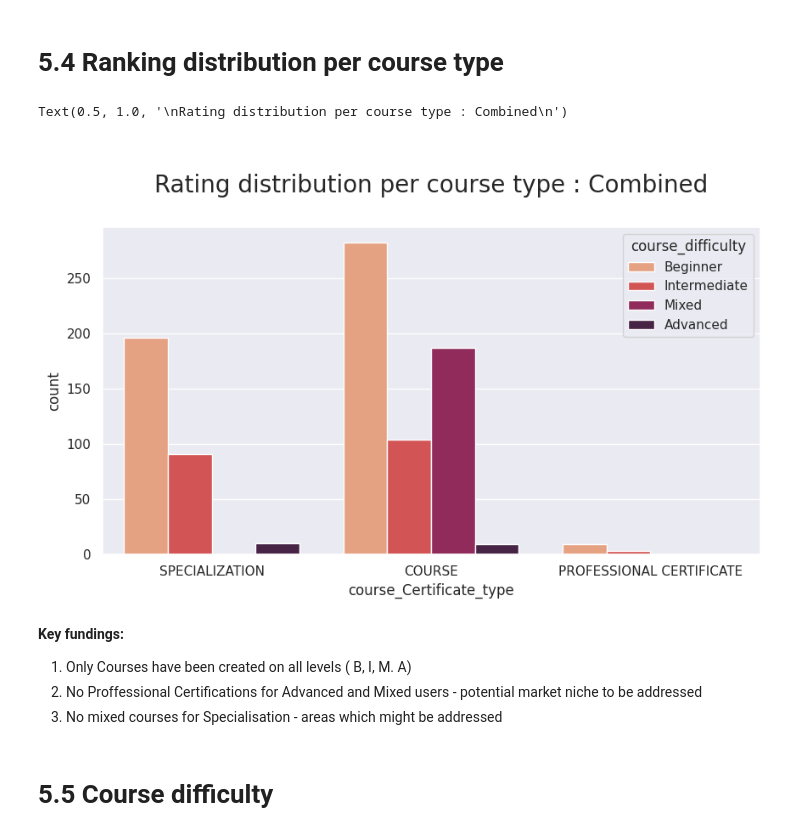
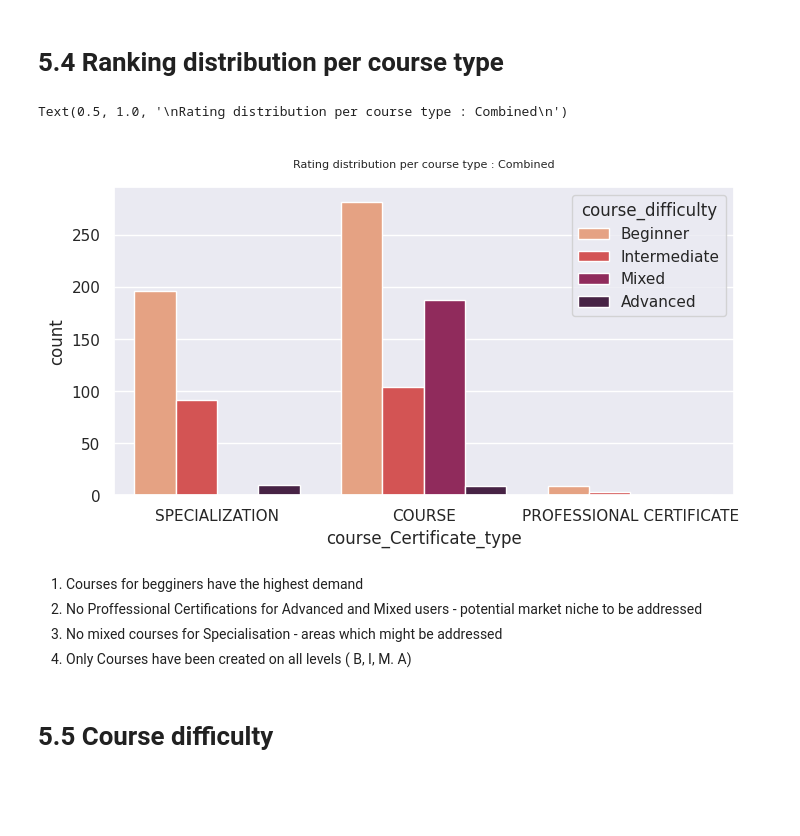
Before and after one commit to LeaMila/Anna_Balcerzak, a Jupyter notebook: task-final.ipynb, the cells around one changed output. Cells and saved outputs as stored; diff of their text form; code cells hidden in the pictures; blank space fills up the shorter version.

```diff
--- a/task-final.ipynb
+++ b/task-final.ipynb
@@ -192,5 +201 @@ Data is transformated as we need. Now we can make visualizations.
-# %%
-plt.style.use('ggplot')
-font_title={'fontfamily':'monospace','fontweight':'bold','fontsize':20}
-font_label={'fontfamily':'monospace', 'fontsize':12}
 # %% [markdown]
@@ -245,16 +251,16 @@ plt.show()
 # %% [markdown]
 # 5.4 Ranking distribution per course type
 # %%
-sns.set(rc={'figure.figsize':(10,5)})
+sns.set(rc={'figure.figsize':(8,4)})
 ax = sns.countplot(hue="course_difficulty", x="course_Certificate_type", data=df,palette="rocket_r")
-ax.axes.set_title("\nRating distribution per course type : Combined\n",fontsize=20)
+ax.axes.set_title("\nRating distribution per course type : Combined\n",fontsize=8)
 # %% [output]
 Text(0.5, 1.0, '\nRating distribution per course type : Combined\n')
-[figure, old version]
+[figure, new version]
 # %% [markdown]
-**Key fundings:**
-1. Only Courses have been created on all levels ( B, I, M. A)
+1. Courses for begginers have the highest demand
 2. No Proffessional Certifications for Advanced and Mixed  users - potential market niche to be addressed
 3. No mixed courses for Specialisation - areas which might be addressed
+4. Only Courses have been created on all levels ( B, I, M. A)
 # %% [markdown]
 # 5.5 Course difficulty
```
Also changed, not shown: parts of 48 cells of this notebook.
